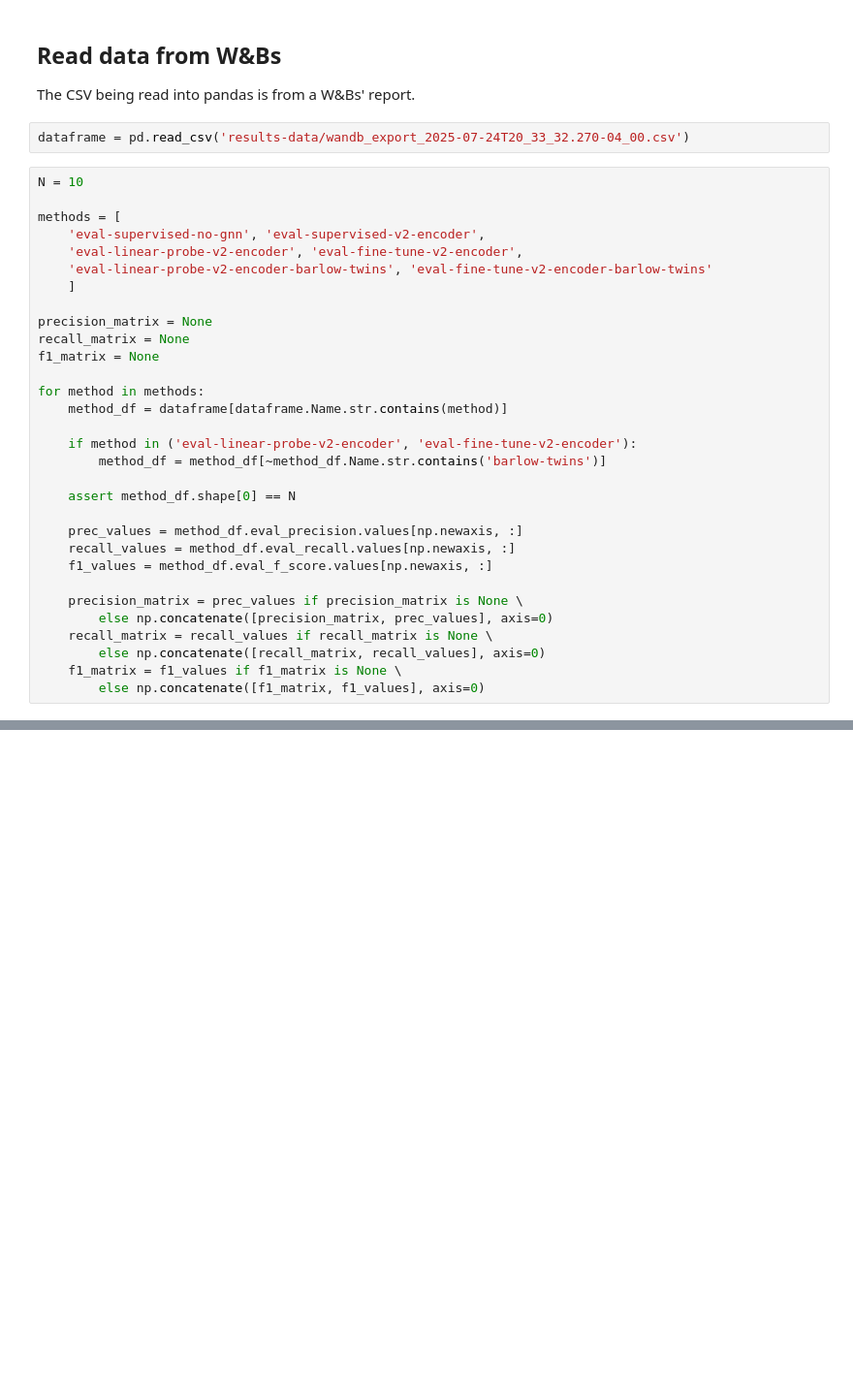
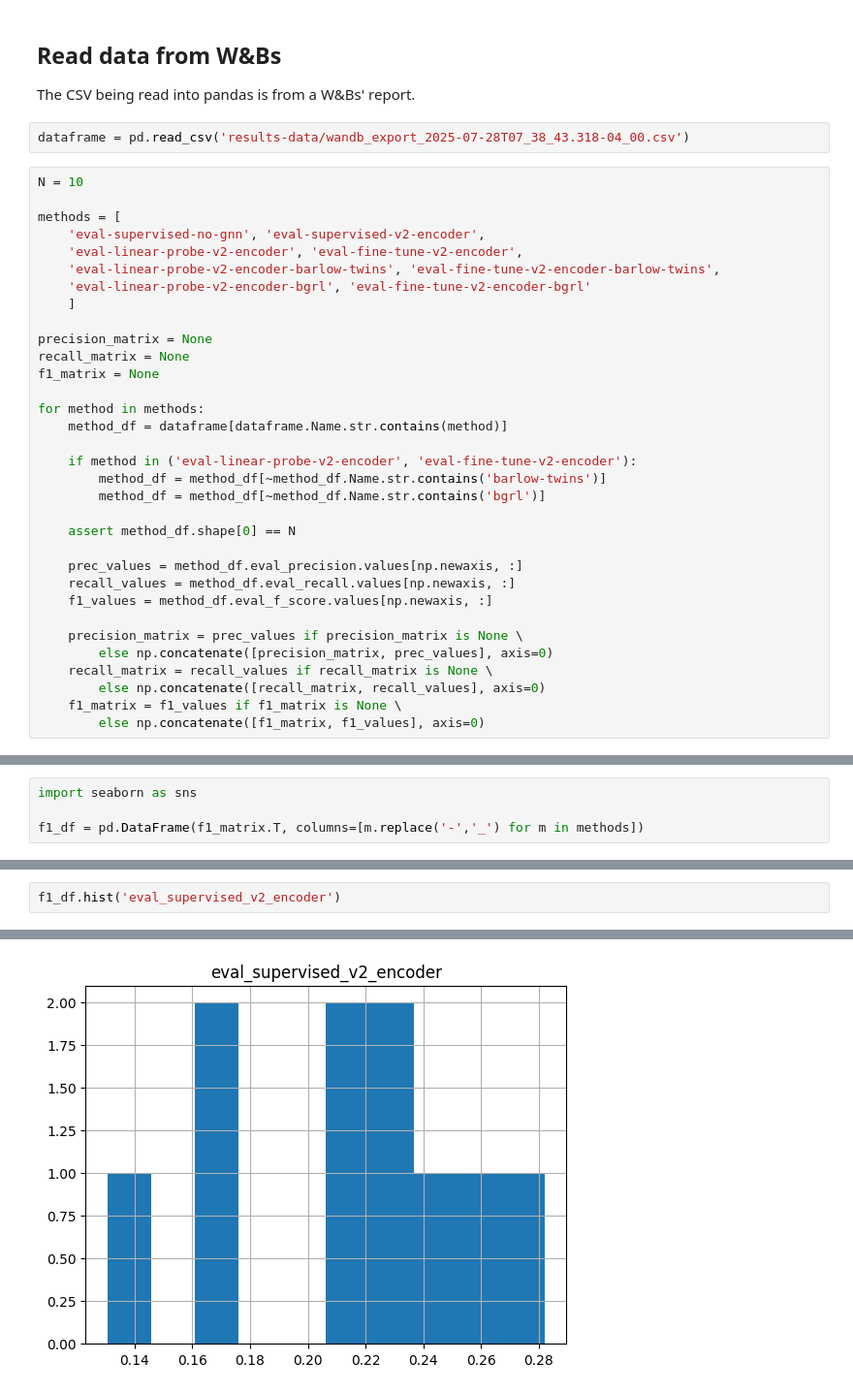
Before and after one commit to Teravolt/microrts-graph-state-encoder-gssl, a Jupyter notebook: analyze_action_prediction_results.ipynb, the cells around one changed output, grey strips where cells are left out. Shown at 97% size. Saved outputs shown, nothing was run; the diff lists cells and outputs as text; blank space fills up the shorter version.

```diff
--- a/analyze_action_prediction_results.ipynb
+++ b/analyze_action_prediction_results.ipynb
@@ -5,14 +5,15 @@ import numpy as np
 ## Read data from W&Bs
 The CSV being read into pandas is from a W&Bs' report.
 # %%
-dataframe = pd.read_csv('results-data/wandb_export_2025-07-24T20_33_32.270-04_00.csv')
+dataframe = pd.read_csv('results-data/wandb_export_2025-07-28T07_38_43.318-04_00.csv')
 # %%
 N = 10
 
 methods = [
     'eval-supervised-no-gnn', 'eval-supervised-v2-encoder',
     'eval-linear-probe-v2-encoder', 'eval-fine-tune-v2-encoder',
-    'eval-linear-probe-v2-encoder-barlow-twins', 'eval-fine-tune-v2-encoder-barlow-twins'
+    'eval-linear-probe-v2-encoder-barlow-twins', 'eval-fine-tune-v2-encoder-barlow-twins',
+    'eval-linear-probe-v2-encoder-bgrl', 'eval-fine-tune-v2-encoder-bgrl'
     ]
 
 precision_matrix = None
@@ -24,6 +25,7 @@ for method in methods:
 
     if method in ('eval-linear-probe-v2-encoder', 'eval-fine-tune-v2-encoder'):
         method_df = method_df[~method_df.Name.str.contains('barlow-twins')]
+        method_df = method_df[~method_df.Name.str.contains('bgrl')]
 
     assert method_df.shape[0] == N
 
@@ -75,0 +124,4 @@ print(f"GNN supervised vs. fine-tuned model: {gnn_vs_fine_tune_ttest}")
+# %%
+import seaborn as sns
+
+f1_df = pd.DataFrame(f1_matrix.T, columns=[m.replace('-','_') for m in methods])
@@ -75,0 +137,3 @@ print(f"GNN supervised vs. fine-tuned model: {gnn_vs_fine_tune_ttest}")
+# %%
+f1_df.hist('eval_supervised_v2_encoder')
+# %% [output]
@@ -75,0 +142 @@ print(f"GNN supervised vs. fine-tuned model: {gnn_vs_fine_tune_ttest}")
+[figure, added]
```
Also changed, not shown: parts of 6 cells of this notebook, 2 other files.
